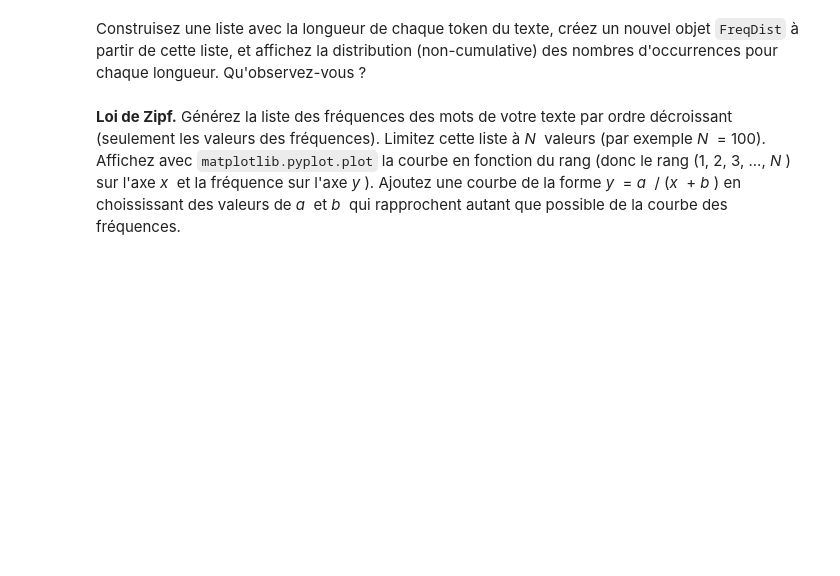
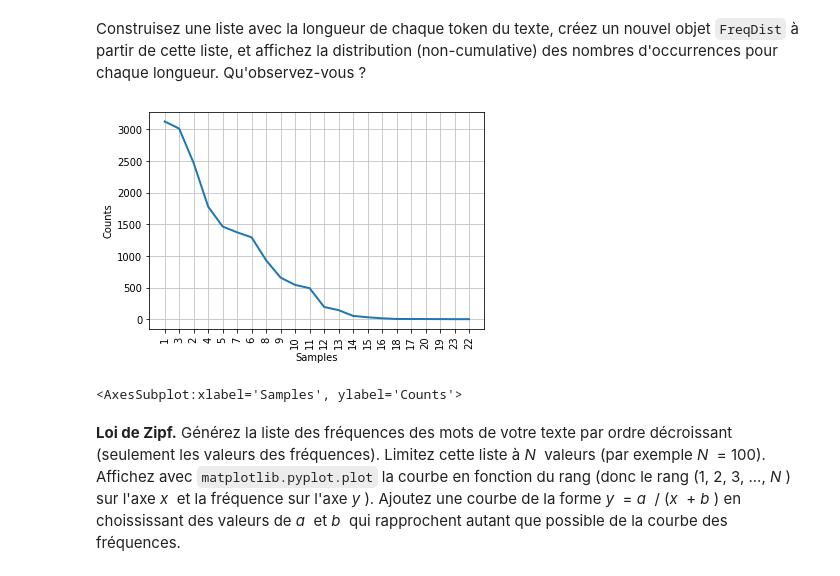
Before and after one commit to kayoumido/TAL_LABO1, a Jupyter notebook: TAL_Labo1c_student.ipynb, the cells around one changed output. Saved outputs shown, nothing was run; the diff lists cells and outputs as text; code cells hidden in the pictures; blank space fills up the shorter version.

```diff
--- a/TAL_Labo1c_student.ipynb
+++ b/TAL_Labo1c_student.ipynb
@@ -61,5 +152,13 @@ Affichez le graphique cumulatif du nombre d'occurrences des 70 mots les plus fr
 Construisez une liste avec la longueur de chaque token du texte, créez un nouvel objet `FreqDist` à partir de cette liste, et affichez la distribution (non-cumulative) des nombres d'occurrences pour chaque longueur.  Qu'observez-vous ?
 # %%
 # Please write your Python code below and execute it.
+word_lengths = [len(word) for word in text]
+
+length_frequency = nltk.FreqDist(word_lengths)
+
+length_frequency.plot(cumulative=False)
+# %% [output]
+[figure, added]
+<AxesSubplot:xlabel='Samples', ylabel='Counts'>
 # %% [markdown]
 **Loi de Zipf.**  Générez la liste des fréquences des mots de votre texte par ordre décroissant (seulement les valeurs des fréquences).  Limitez cette liste à *N&nbsp;* valeurs (par exemple *N&nbsp;* = 100).  Affichez avec `matplotlib.pyplot.plot` la courbe en fonction du rang (donc le rang (1, 2, 3, ..., *N&nbsp;*) sur l'axe *x&nbsp;* et la fréquence sur l'axe *y&nbsp;*).  Ajoutez une courbe de la forme *y&nbsp;* = *a&nbsp;* / (*x&nbsp;* + *b&nbsp;*) en choississant des valeurs de *a&nbsp;* et *b&nbsp;* qui rapprochent autant que possible de la courbe des fréquences.
```
Also changed, not shown: parts of 15 cells of this notebook, 1 other file.
